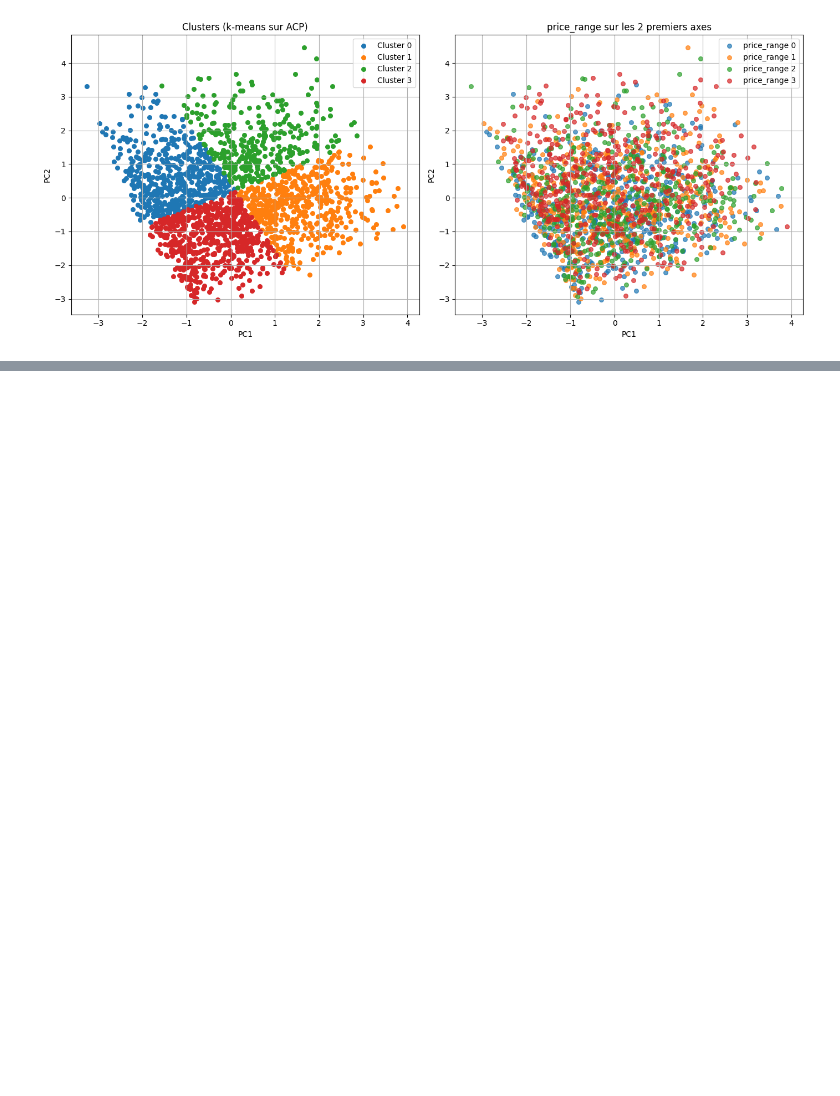
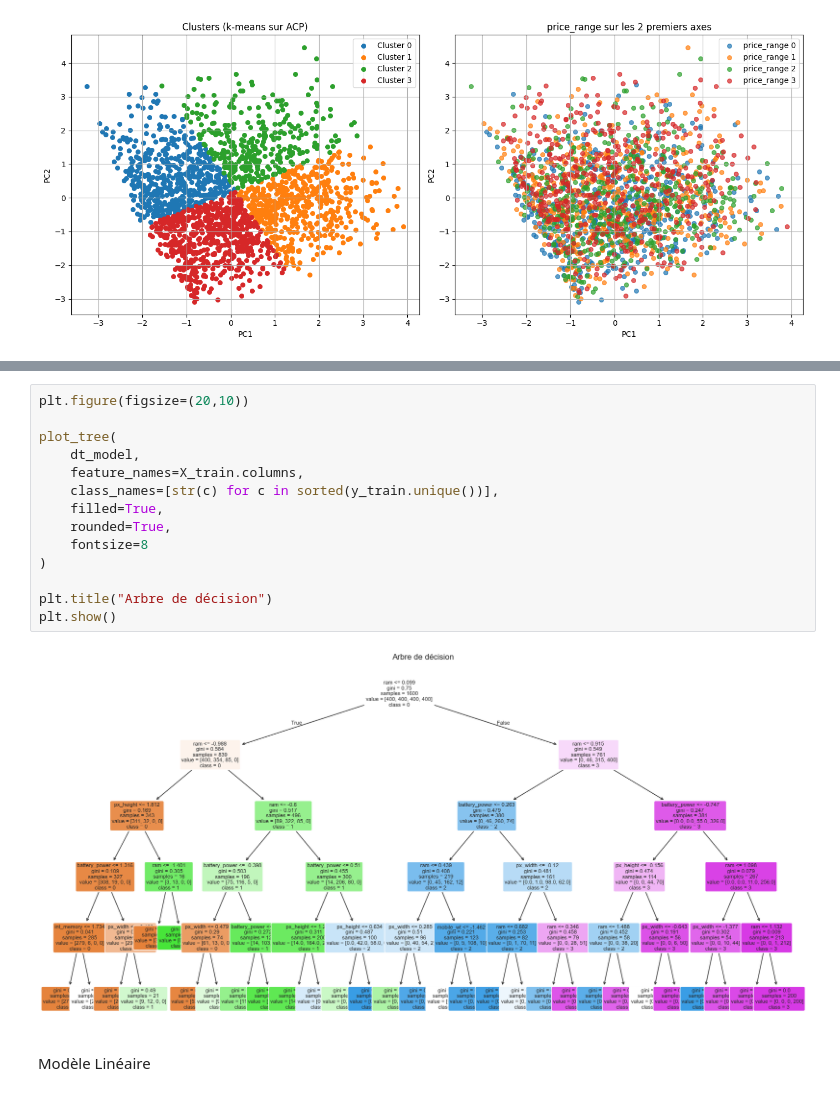
Before and after one commit to imen-chabchoub/datamining1, a Jupyter notebook: notebooks/modeling.ipynb, the cells around one changed output, grey strips where cells are left out. Drawn from its saved outputs; the diff is of its cells as text; blank space fills up the shorter version.

```diff
--- a/notebooks/modeling.ipynb
+++ b/notebooks/modeling.ipynb
@@ -64,0 +223,18 @@ plt.show()
+# %%
+plt.figure(figsize=(20,10))
+
+plot_tree(
+    dt_model,
+    feature_names=X_train.columns,
+    class_names=[str(c) for c in sorted(y_train.unique())],
+    filled=True,
+    rounded=True,
+    fontsize=8
+)
+
+plt.title("Arbre de décision")
+plt.show()
+# %% [output]
+[figure, added]
+# %% [markdown]
+Modèle Linéaire
```
Also changed, not shown: parts of 23 cells of this notebook, 2 other files.
